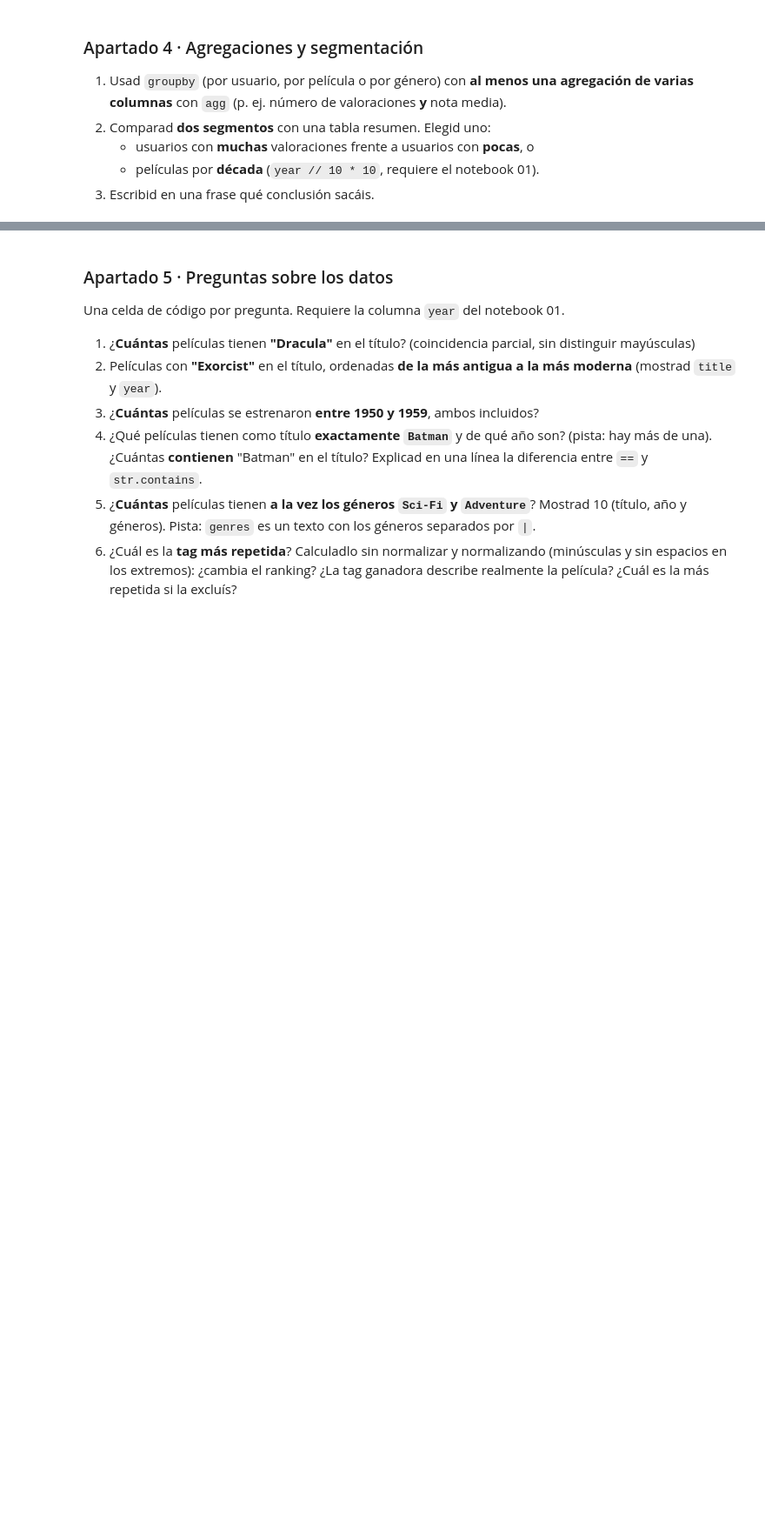
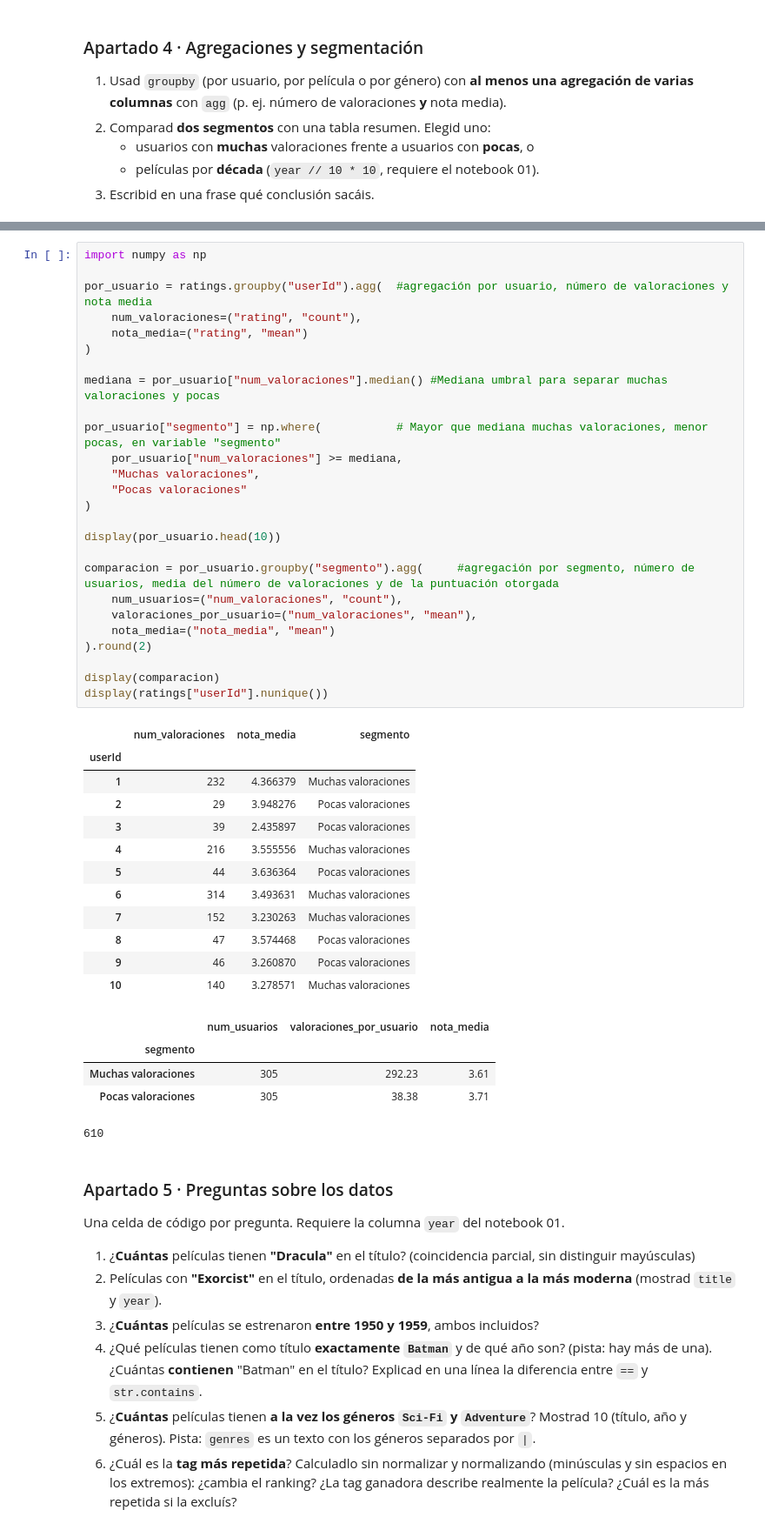
Before and after one commit to JaviRoma1984/tc-catalogo-peliculas, a Jupyter notebook: 02_analisis.ipynb, the cells around one changed output, grey strips where cells are left out. Shown at 87% size. Saved outputs shown, nothing was run; the diff lists cells and outputs as text; blank space fills up the shorter version.

```diff
--- a/02_analisis.ipynb
+++ b/02_analisis.ipynb
@@ -151,3 +171,47 @@ Películas sin ninguna valoración: 18
+# %%
+import numpy as np
+
+por_usuario = ratings.groupby("userId").agg(  #agregación por usuario, número de valoraciones y nota media
+    num_valoraciones=("rating", "count"),
+    nota_media=("rating", "mean")
+)
+
+mediana = por_usuario["num_valoraciones"].median() #Mediana umbral para separar muchas valoraciones y pocas
+
+por_usuario["segmento"] = np.where(           # Mayor que mediana muchas valoraciones, menor pocas, en variable "segmento"
+    por_usuario["num_valoraciones"] >= mediana,
+    "Muchas valoraciones",
+    "Pocas valoraciones"
+)
+
+display(por_usuario.head(10))
+
+comparacion = por_usuario.groupby("segmento").agg(     #agregación por segmento, número de usuarios, media del número de valoraciones y de la puntuación otorgada
+    num_usuarios=("num_valoraciones", "count"),
+    valoraciones_por_usuario=("num_valoraciones", "mean"),
+    nota_media=("nota_media", "mean")
+).round(2)
+
+display(comparacion)
+display(ratings["userId"].nunique())
+# %% [output]
+|  | num_valoraciones | nota_media | segmento |
+| userId |  |  |  |
+| 1 | 232 | 4.366379 | Muchas valoraciones |
+| 2 | 29 | 3.948276 | Pocas valoraciones |
+| 3 | 39 | 2.435897 | Pocas valoraciones |
+| 4 | 216 | 3.555556 | Muchas valoraciones |
+| 5 | 44 | 3.636364 | Pocas valoraciones |
+| 6 | 314 | 3.493631 | Muchas valoraciones |
+| 7 | 152 | 3.230263 | Muchas valoraciones |
+| 8 | 47 | 3.574468 | Pocas valoraciones |
+| 9 | 46 | 3.260870 | Pocas valoraciones |
+| 10 | 140 | 3.278571 | Muchas valoraciones |
+|  | num_usuarios | valoraciones_por_usuario | nota_media |
+| segmento |  |  |  |
+| Muchas valoraciones | 305 | 292.23 | 3.61 |
+| Pocas valoraciones | 305 | 38.38 | 3.71 |
+610
 # %% [markdown]
 ### Apartado 5 · Preguntas sobre los datos
 
```
Also changed, not shown: parts of 1 cell of this notebook.
